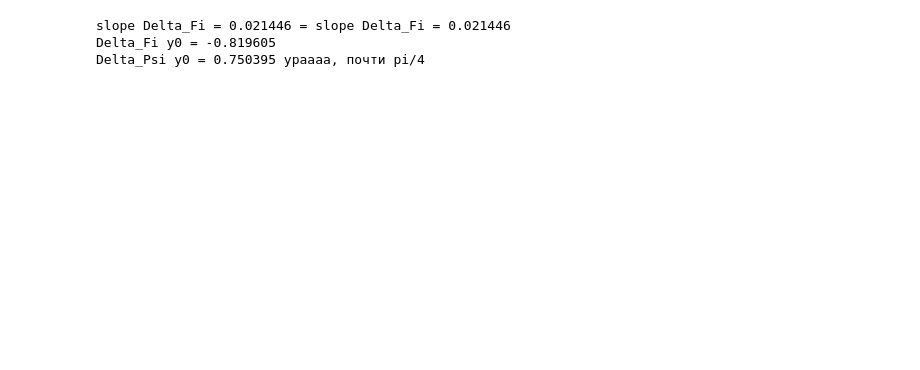
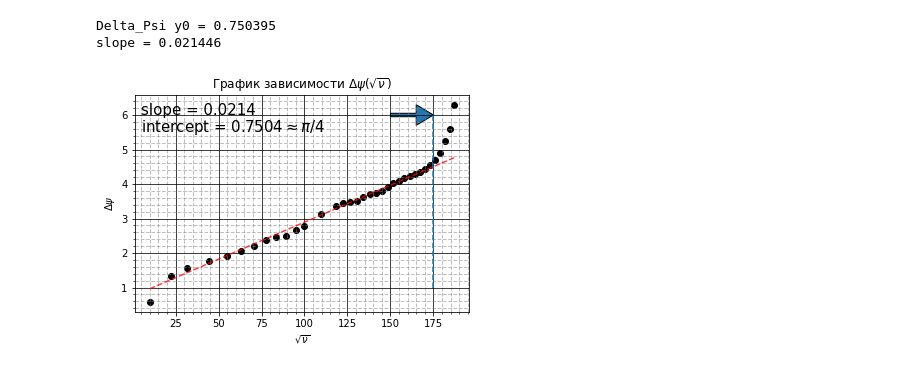
Before and after one commit to pavel-collab/MIPT_Labs, a Jupyter notebook: 3.7.1/python/graphics.ipynb, the cells around one changed output. Drawn from its saved outputs; the diff is of its cells as text; code cells hidden in the pictures; blank space fills up the shorter version.

```diff
--- a/3.7.1/python/graphics.ipynb
+++ b/3.7.1/python/graphics.ipynb
@@ -33,10 +37,38 @@ kxi = np.concatenate((low_kxi, hight_kxi), axis=0, out=None, dtype=None)
-# %%
-lin_Fi  = linregress(hight_sqrtf[1:-5:1], Delta_Fi[1:-5:1])
-lin_Psi = linregress(hight_sqrtf[1:-5:1], Delta_Psi[1:-5:1])
-print('slope Delta_Fi = %f = slope Delta_Fi = %f' %(lin_Fi.slope, lin_Psi.slope))
-print('Delta_Fi y0 = %f' %lin_Fi.intercept)
-print('Delta_Psi y0 = %f ураааа, почти pi/4' %lin_Psi.intercept)
-# %% [output]
-slope Delta_Fi = 0.021446 = slope Delta_Fi = 0.021446
-Delta_Fi y0 = -0.819605
-Delta_Psi y0 = 0.750395 ураааа, почти pi/4
+# %%
+
+lin_Psi = linregress(np.sqrt(hight_f[1:-5:1]), Delta_Psi[1:-5:1])
+
+fig1, ax1 = PythonGraphMod.CreateSimpleGraph()
+ax1.minorticks_on()
+
+ax1.scatter(np.sqrt(hight_f), Delta_Psi, c = 'black', marker = 'o')
+ax1.plot(np.sqrt(hight_f), lin_Psi.intercept + lin_Psi.slope * np.sqrt(hight_f), color='red', alpha=.75, lw=1.5, ls='--')
+
+print('Delta_Psi y0 = %f' %lin_Psi.intercept)
+print('slope = %f' %lin_Psi.slope)
+
+ax1.arrow(150, 6, 25, 0,
+         length_includes_head = True,
+         width = 0.1,
+         head_width = 0.6,
+         head_length = 10)
+
+# вертикальная линия
+# параметры: координата по x, y_min, y_max
+ax1.vlines(175, 1, 6, ls='--')
+
+# PythonGraphMod.AddGreed(ax1)
+ax1.grid(which = 'major', color = 'black', linewidth = 1, linestyle = '-', alpha = 0.75)
+ax1.grid(which = 'minor', color = 'grey', linewidth = 1, linestyle = '--', alpha = 0.5)
+
+ax1.text(5, 6, 'slope = ' + str(round(lin_Psi.slope, 4)), size = 15)
+ax1.text(5, 5.5, 'intercept = ' + str(round(lin_Psi.intercept, 4)) + r'$\approx \pi/4$', size = 15)
+plt.ylabel(r'$\Delta \psi$')
+plt.xlabel(r'$\sqrt{\nu}$')
+plt.title (r'График зависимости $\Delta \psi (\sqrt{\nu})$')
+
+fig1.savefig("../images/DeltaPsi.jpg")
+# %% [output]
+Delta_Psi y0 = 0.750395
+slope = 0.021446
+[figure, added]
```
Also changed, not shown: parts of 15 cells of this notebook, 12 other files.
